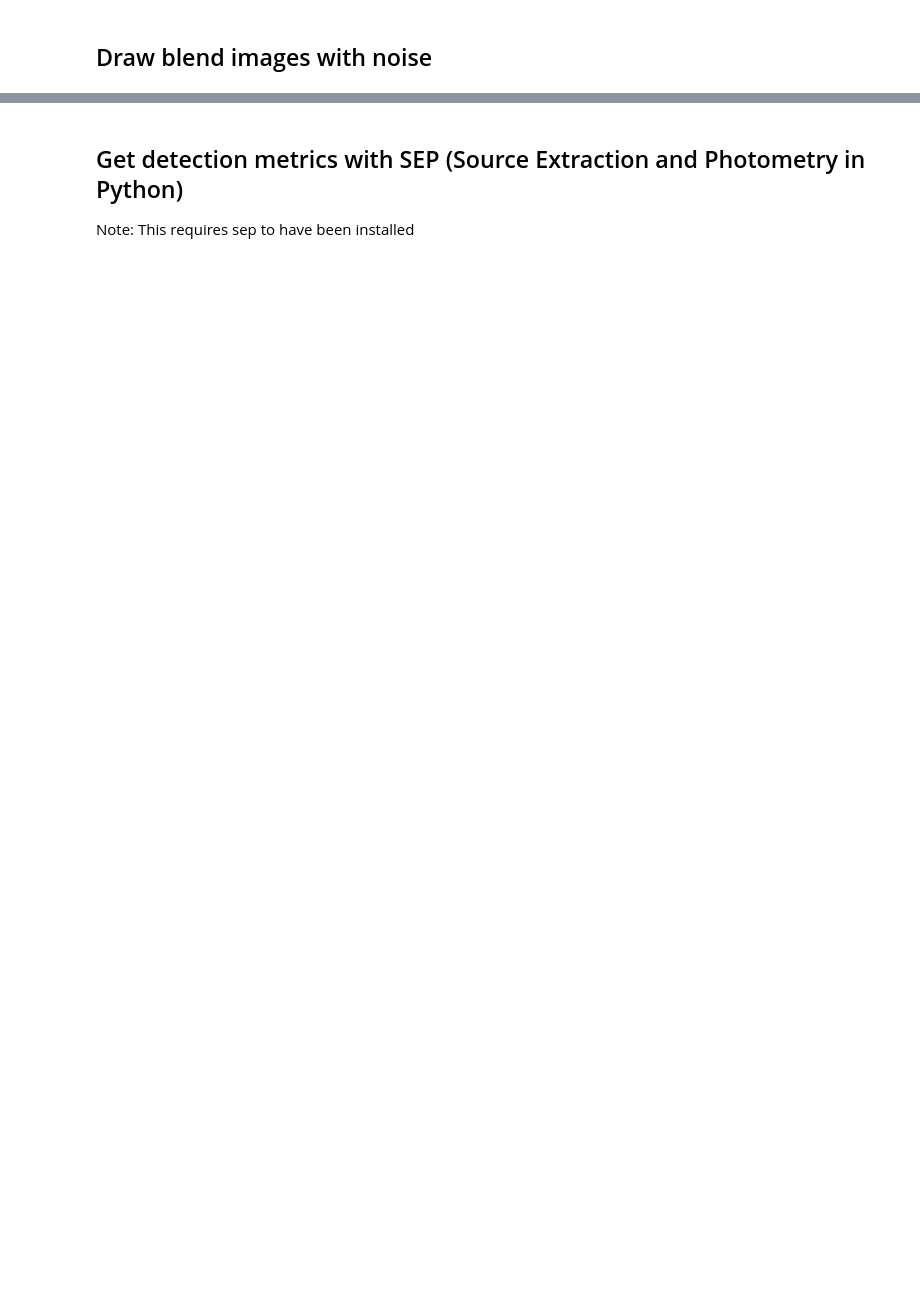
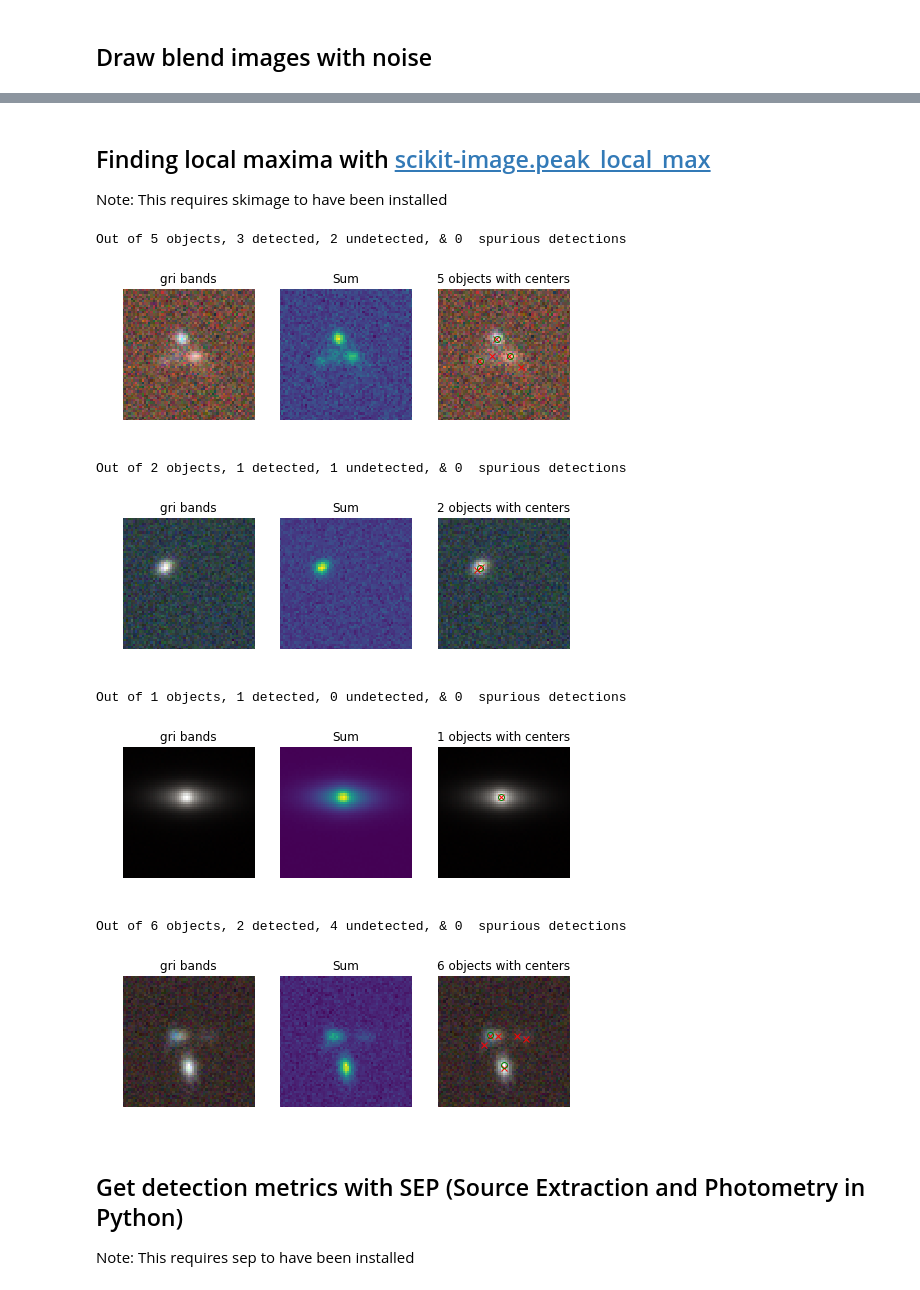
Before and after one commit to LSSTDESC/BlendingToolKit, a Jupyter notebook: notebooks/run_basic.ipynb, the cells around one changed output, grey strips where cells are left out. Drawn from its saved outputs; the diff is of its cells as text; code cells hidden in the pictures; blank space fills up the shorter version.

```diff
--- a/notebooks/run_basic.ipynb
+++ b/notebooks/run_basic.ipynb
@@ -174,3 +175,52 @@ plot_with_isolated(blend_images, isolated_images,blend_list, limits=(30,90))
+# %% [markdown]
+## Finding local maxima with [scikit-image.peak_local_max](https://scikit-image.org/docs/dev/auto_examples/segmentation/plot_peak_local_max.html)
+
+Note: This requires skimage to have been installed
+# %%
+# Load parameters
+#Input catalog name
+catalog_name = os.path.join(os.path.dirname(os.getcwd()), 'data', 'sample_input_catalog.fits')
+param = config.Simulation_params(catalog_name,batch_size=4, max_number=6 )
+np.random.seed(param.seed)
+
+#Load input catalog
+catalog = btk.get_input_catalog.load_catalog(param)
+
+#Generate catlogs of blended objects
+blend_generator = btk.create_blend_generator.generate(param, catalog)
+
+#Generates observing conditions for the selected survey_name and all input bands
+observing_generator = btk.create_observing_generator.generate(param)
+
+np.random.seed(int(param.seed))
+#Generate images of blends in all the observing bands
+draw_blend_generator = btk.draw_blends.generate(param, blend_generator, observing_generator)
+
+#Make measurement generator
+# get class that describes how the measurement algorithm performs measurement
+meas_params = btk.utils.Basic_measure_params()
+# get generator that yields measured values.
+meas_generator = btk.measure.generate(
+        meas_params, draw_blend_generator, param)
+output, deb, _ = next(meas_generator)
+blend_list = output['blend_list']
+for i in range(len(blend_list)):
+    blend_images = output['blend_images'][i:i+1]
+    detected_centers = deb[i][1]
+    true_centers = np.stack([blend_list[i]['dx'], blend_list[i]['dy']]).T
+    det, undet, spur = btk.compute_metrics.evaluate_detection(
+        detected_centers, true_centers)
+    print("Out of %i objects, %i detected, %i undetected, & %i  spurious detections"%(len(true_centers), det, undet, spur))
+    plot_blends(blend_images, blend_list[i: i+1], [detected_centers],limits=(30,90))
+# %% [output]
+Out of 5 objects, 3 detected, 2 undetected, & 0  spurious detections
+[figure, added]
+Out of 2 objects, 1 detected, 1 undetected, & 0  spurious detections
+[figure, added]
+Out of 1 objects, 1 detected, 0 undetected, & 0  spurious detections
+[figure, added]
+Out of 6 objects, 2 detected, 4 undetected, & 0  spurious detections
+[figure, added]
 # %% [markdown]
 ## Get detection metrics with SEP (Source Extraction and Photometry in Python)
 Note: This requires sep to have been installed
```
Also changed, not shown: parts of 5 cells of this notebook, 1 other file.
